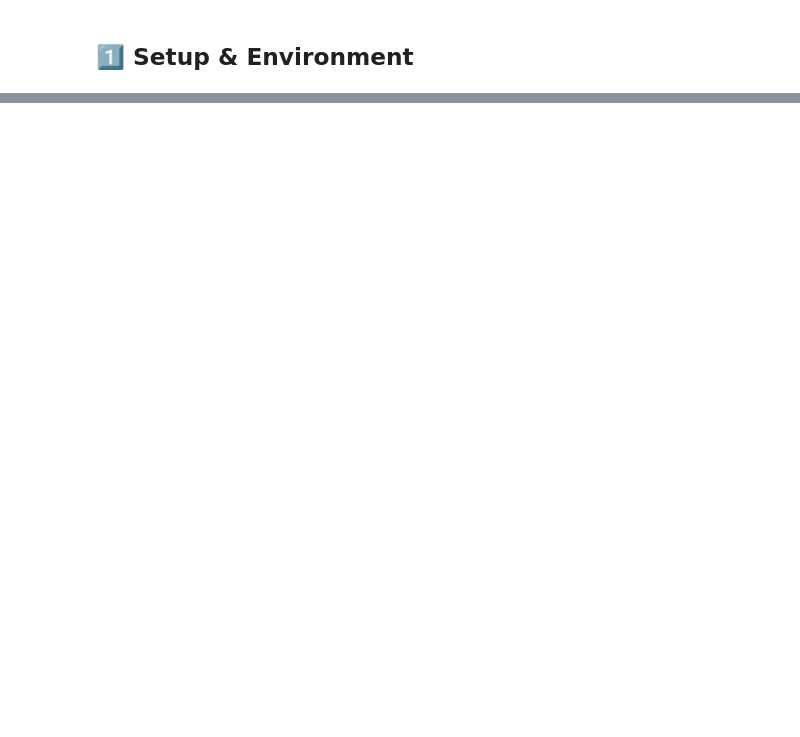
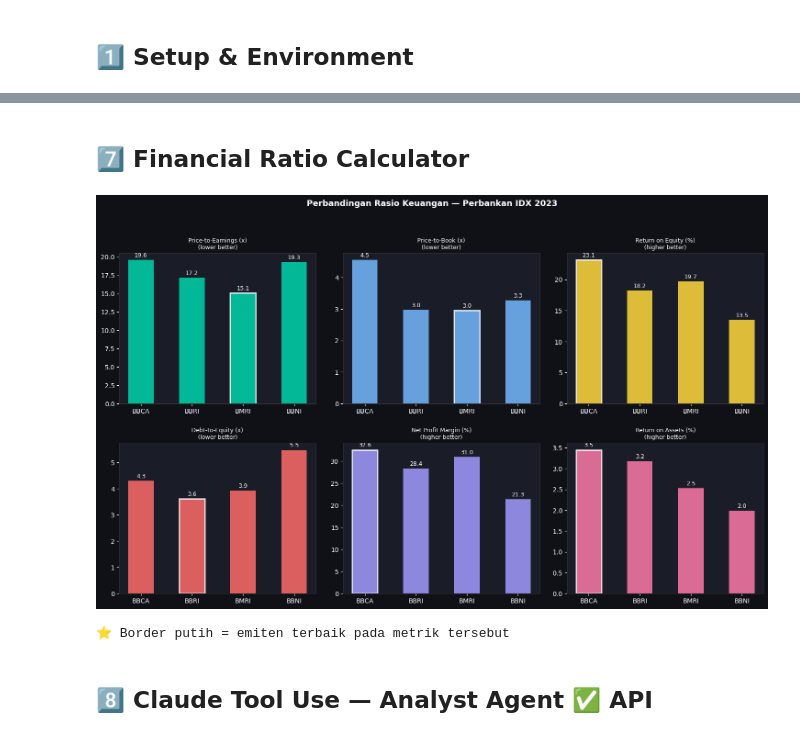
Before and after one commit to Agathahah/finsight-idx, a Jupyter notebook: notebooks/demo_finsight.ipynb, the cells around one changed output, grey strips where cells are left out. Drawn from its saved outputs; the diff is of its cells as text; code cells hidden in the pictures; blank space fills up the shorter version.

```diff
--- a/notebooks/demo_finsight.ipynb
+++ b/notebooks/demo_finsight.ipynb
@@ -714,0 +543,69 @@ print("   Claude-as-Judge score: 4.40/5.00 (dari eval sebelumnya)")
+# %% [markdown]
+## 7️⃣ Financial Ratio Calculator
+# %%
+from src.api.tools import hitung_rasio_keuangan, bandingkan_emiten
+
+BANKING_DATA = {
+    "BBCA": dict(emiten="BBCA", harga_saham=9500, eps=485, book_value_per_share=2089,
+                  laba_bersih=48600, ekuitas=210000, total_hutang=900000,
+                  total_aset=1408000, pendapatan=149200),
+    "BBRI": dict(emiten="BBRI", harga_saham=5500, eps=320, book_value_per_share=1850,
+                  laba_bersih=60400, ekuitas=332000, total_hutang=1200000,
+                  total_aset=1900000, pendapatan=213000),
+    "BMRI": dict(emiten="BMRI", harga_saham=6200, eps=410, book_value_per_share=2100,
+                  laba_bersih=55100, ekuitas=280000, total_hutang=1100000,
+                  total_aset=2174000, pendapatan=178000),
+    "BBNI": dict(emiten="BBNI", harga_saham=5400, eps=280, book_value_per_share=1650,
+                  laba_bersih=20900, ekuitas=155000, total_hutang=850000,
+                  total_aset=1050000, pendapatan=98000),
+}
+
+all_ratios = {}
+for ticker, data in BANKING_DATA.items():
+    result = hitung_rasio_keuangan(**data)
+    all_ratios[ticker] = result["rasio"]
+
+# Visualisasi
+def extract_num(val):
+    if val is None: return 0
+    try: return float(str(val).replace("%","").replace("x",""))
+    except: return 0
+
+tickers = list(all_ratios.keys())
+metric_configs = [
+    ("PER","Price-to-Earnings (x)","#00d4aa","lower better"),
+    ("PBV","Price-to-Book (x)",     "#74b9ff","lower better"),
+    ("ROE","Return on Equity (%)",   "#ffd93d","higher better"),
+    ("DER","Debt-to-Equity (x)",     "#ff6b6b","lower better"),
+    ("NPM","Net Profit Margin (%)",   "#a29bfe","higher better"),
+    ("ROA","Return on Assets (%)",    "#fd79a8","higher better"),
+]
+
+fig, axes = plt.subplots(2, 3, figsize=(15, 9))
+fig.patch.set_facecolor("#0f1117")
+fig.suptitle("Perbandingan Rasio Keuangan — Perbankan IDX 2023",
+             color="white", fontsize=13, fontweight="bold", y=1.01)
+
+for ax, (metric, title, color, note) in zip(axes.flat, metric_configs):
+    ax.set_facecolor("#1a1d27")
+    values = [extract_num(all_ratios[t].get(metric)) for t in tickers]
+    bars = ax.bar(tickers, values, color=color, alpha=0.85, edgecolor="none", width=0.5)
+    best = values.index(min(values) if "lower" in note else max(values))
+    bars[best].set_edgecolor("white"); bars[best].set_linewidth(2)
+    ax.set_title(f"{title}\n({note})", color="white", fontsize=9)
+    ax.tick_params(colors="white", labelsize=10)
+    for spine in ax.spines.values(): spine.set_color("#333")
+    mx = max(values) if values else 1
+    for bar, val in zip(bars, values):
+        ax.text(bar.get_x()+bar.get_width()/2, bar.get_height()+mx*0.02,
+                f"{val:.1f}", ha="center", color="white", fontsize=9)
+
+plt.tight_layout(pad=2)
+plt.savefig("ratio_comparison.png", dpi=120, bbox_inches="tight", facecolor="#0f1117")
+plt.show()
+print("⭐ Border putih = emiten terbaik pada metrik tersebut")
+# %% [output]
+[figure, added]
+⭐ Border putih = emiten terbaik pada metrik tersebut
+# %% [markdown]
+## 8️⃣ Claude Tool Use — Analyst Agent ✅ API
```
Also changed, not shown: parts of 43 cells of this notebook, 6 other files.
